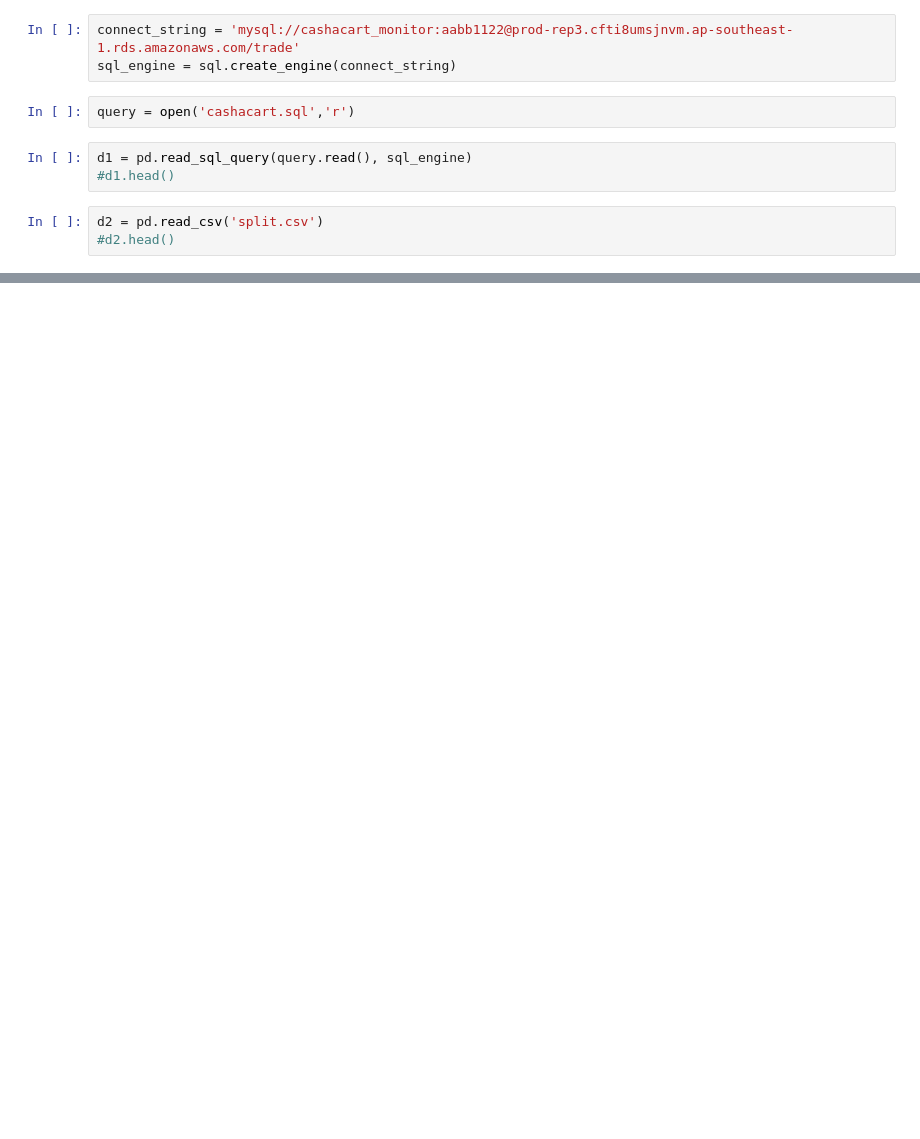
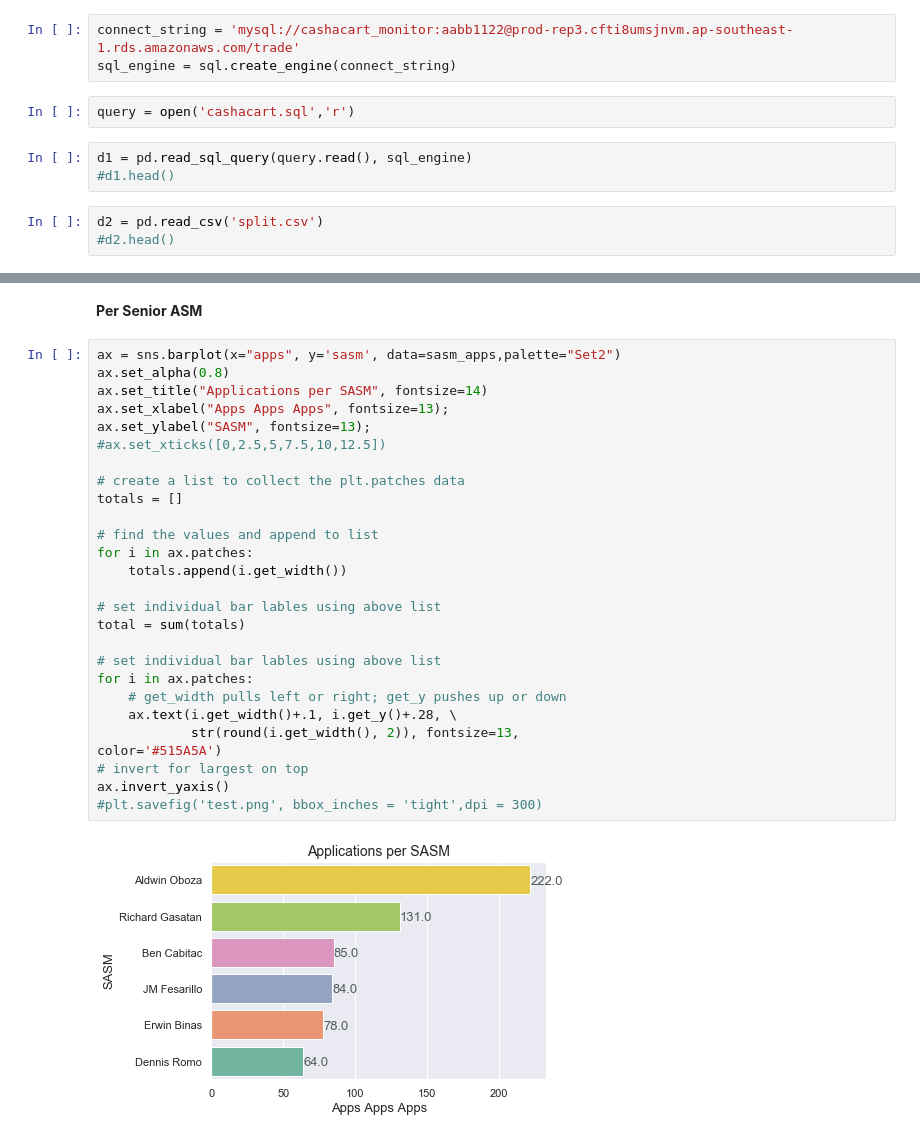
Before and after one commit to glenn6452/cashacart, a Jupyter notebook: analysis.ipynb, the cells around one changed output, grey strips where cells are left out. Drawn from its saved outputs; the diff is of its cells as text; blank space fills up the shorter version.

```diff
--- a/analysis.ipynb
+++ b/analysis.ipynb
@@ -1528,0 +109,31 @@ ax.invert_yaxis()
+# %% [markdown]
+**Per Senior ASM**
+# %%
+ax = sns.barplot(x="apps", y='sasm', data=sasm_apps,palette="Set2")
+ax.set_alpha(0.8)
+ax.set_title("Applications per SASM", fontsize=14)
+ax.set_xlabel("Apps Apps Apps", fontsize=13);
+ax.set_ylabel("SASM", fontsize=13);
+#ax.set_xticks([0,2.5,5,7.5,10,12.5])
+
+# create a list to collect the plt.patches data
+totals = []
+
+# find the values and append to list
+for i in ax.patches:
+    totals.append(i.get_width())
+
+# set individual bar lables using above list
+total = sum(totals)
+
+# set individual bar lables using above list
+for i in ax.patches:
+    # get_width pulls left or right; get_y pushes up or down
+    ax.text(i.get_width()+.1, i.get_y()+.28, \
+            str(round(i.get_width(), 2)), fontsize=13,
+color='#515A5A')
+# invert for largest on top
+ax.invert_yaxis()
+#plt.savefig('test.png', bbox_inches = 'tight',dpi = 300)
+# %% [output]
+[figure, added]
```
Also changed, not shown: parts of 80 cells of this notebook, 3 other files.
